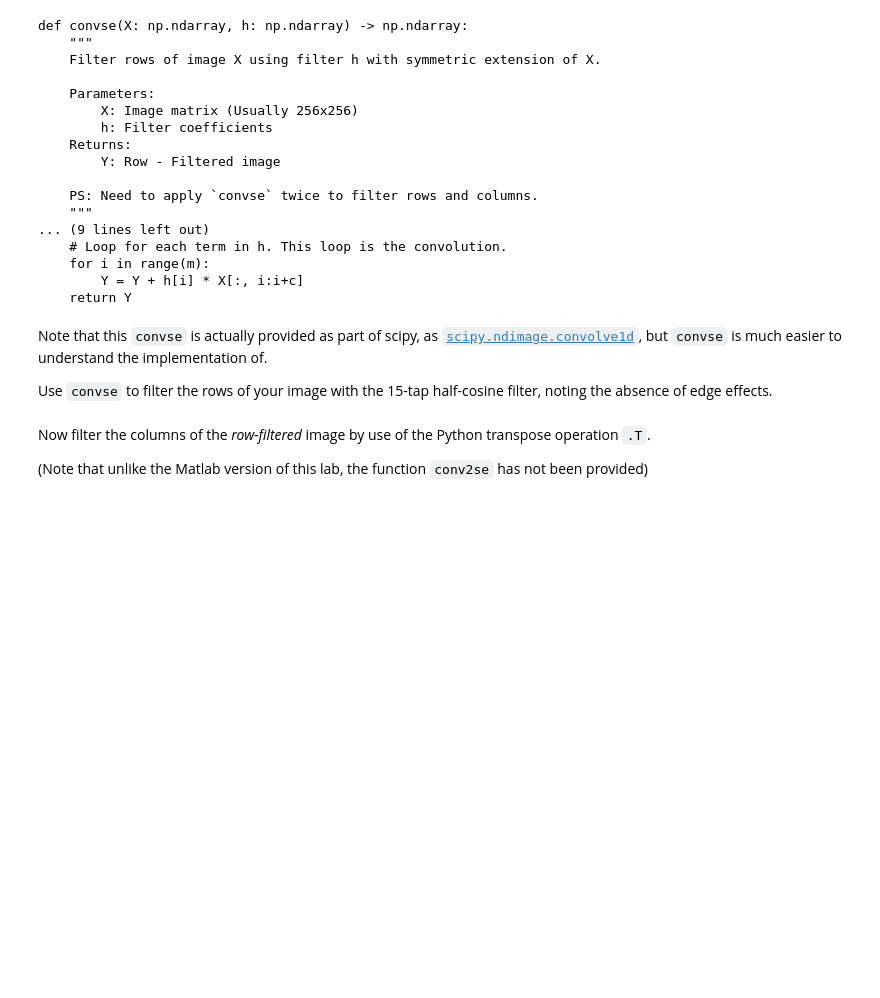
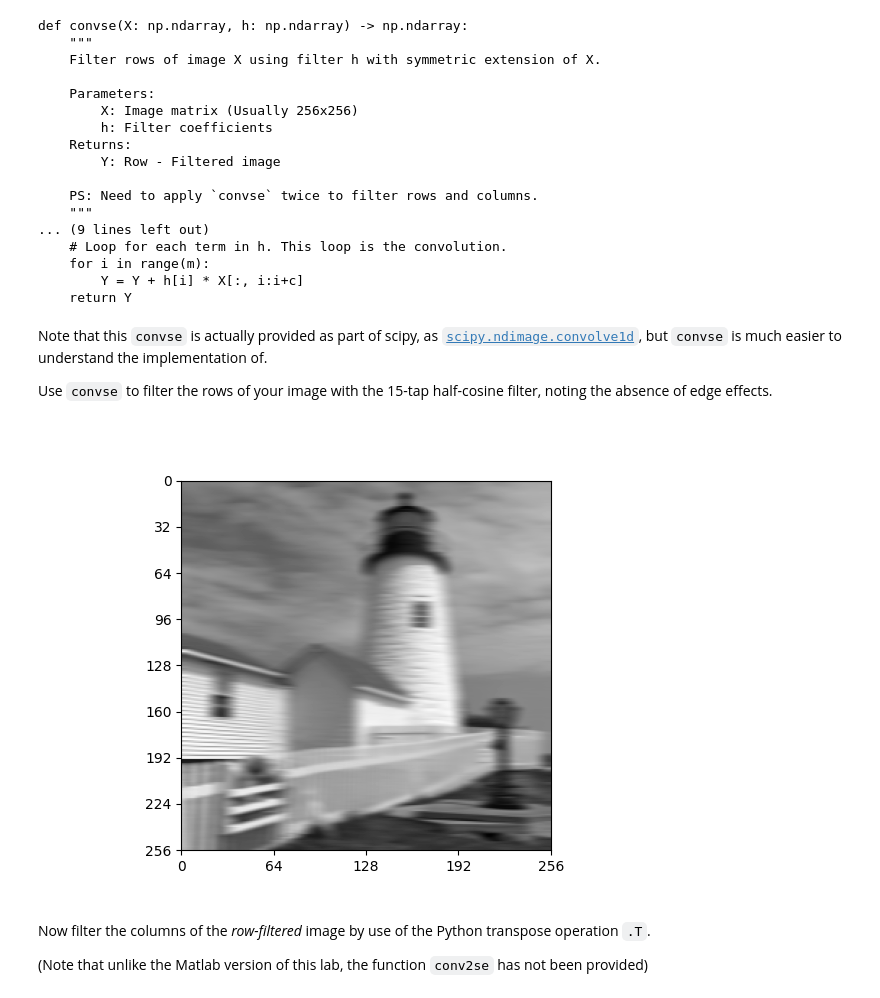
Before and after one commit to AndrewKeYanzhe/cued_sf2_lab, a Jupyter notebook: 5-simple-image-filtering.ipynb, the cells around one changed output. Saved outputs shown, nothing was run; the diff lists cells and outputs as text; code cells hidden in the pictures; blank space fills up the shorter version.

```diff
--- a/5-simple-image-filtering.ipynb
+++ b/5-simple-image-filtering.ipynb
@@ -180,3 +178,12 @@ Use `convse` to filter the rows of your image with the
+# %%
+# your code here
+
+
+Xf_r=convse(X,h)
+fig, ax = plt.subplots()
+plot_image(Xf_r, ax=ax);
+# %% [output]
+[figure, added]
 # %% [markdown]
 Now filter the columns of the _row-filtered_ image by use of the Python transpose operation `.T`.
 
```
Also changed, not shown: parts of 7 cells of this notebook.
